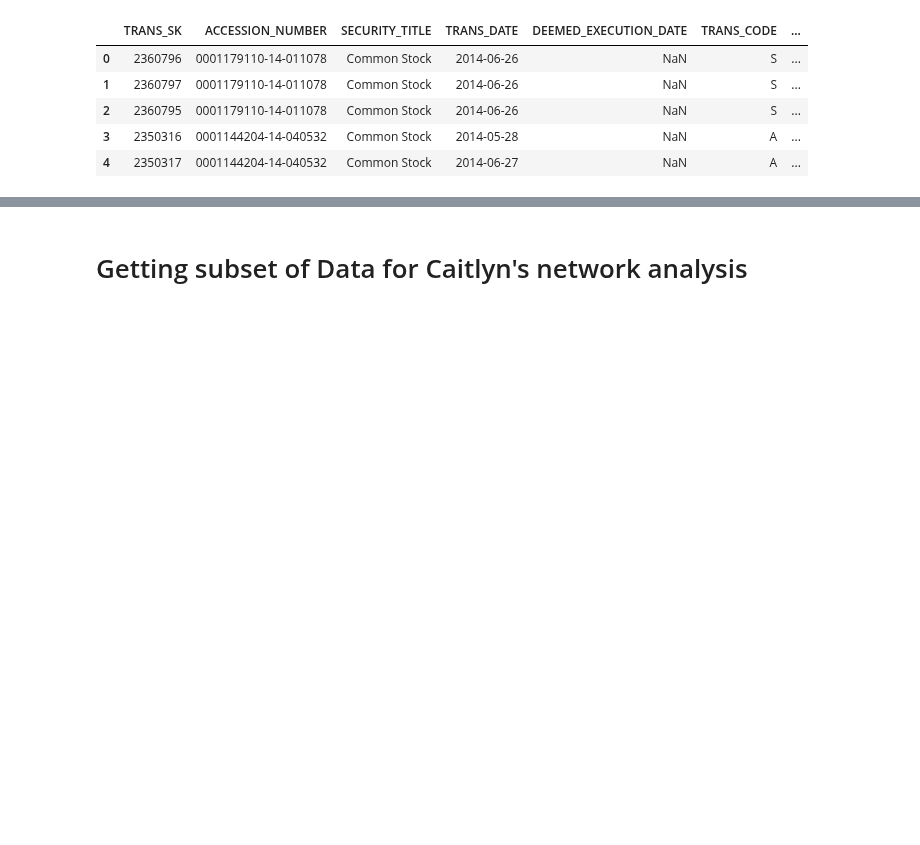
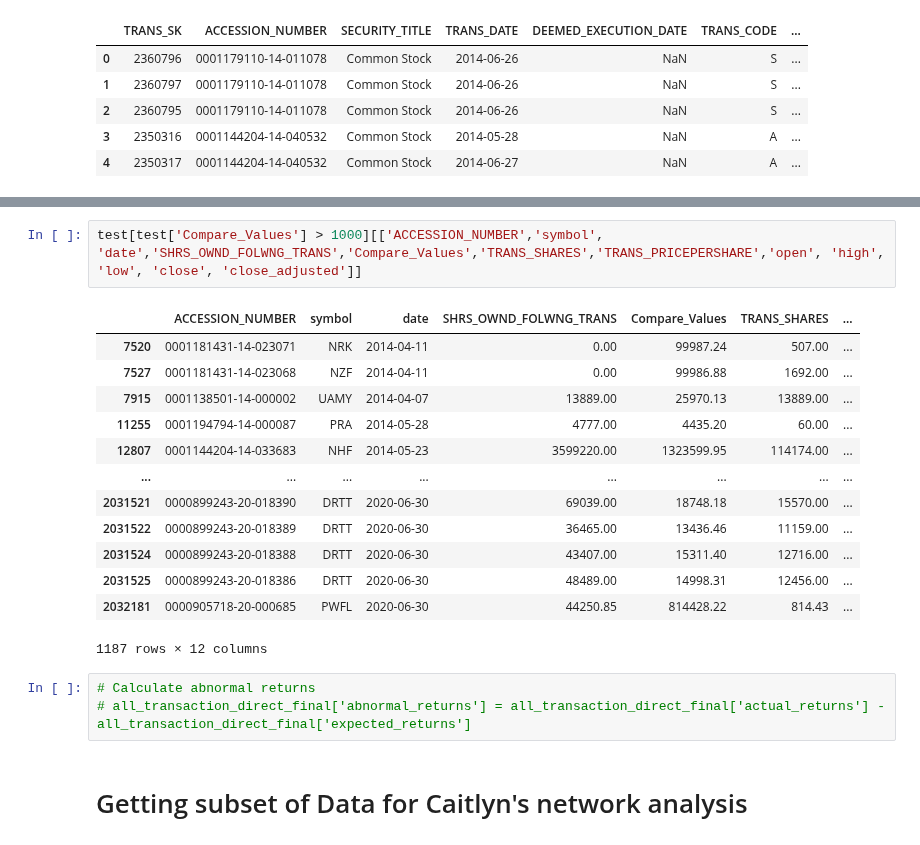
Before and after one commit to Blimperoo/DSA4263-Final-Insider-Trading, a Jupyter notebook: src/data/SEC_and_Litigations_EDA.ipynb, the cells around one changed output, grey strips where cells are left out. Cells and saved outputs as stored; diff of their text form; blank space fills up the shorter version.

```diff
--- a/src/data/SEC_and_Litigations_EDA.ipynb
+++ b/src/data/SEC_and_Litigations_EDA.ipynb
@@ -269,3 +438,22 @@ all_transaction_direct_final[['trans_amt']].describe()
+# %%
+test[test['Compare_Values'] > 1000][['ACCESSION_NUMBER','symbol', 'date','SHRS_OWND_FOLWNG_TRANS','Compare_Values','TRANS_SHARES','TRANS_PRICEPERSHARE','open', 'high', 'low', 'close', 'close_adjusted']]
+# %% [output]
+|  | ACCESSION_NUMBER | symbol | date | SHRS_OWND_FOLWNG_TRANS | Compare_Values | TRANS_SHARES | ... |
+| 7520 | 0001181431-14-023071 | NRK | 2014-04-11 | 0.00 | 99987.24 | 507.00 | ... |
+| 7527 | 0001181431-14-023068 | NZF | 2014-04-11 | 0.00 | 99986.88 | 1692.00 | ... |
+| 7915 | 0001138501-14-000002 | UAMY | 2014-04-07 | 13889.00 | 25970.13 | 13889.00 | ... |
+| 11255 | 0001194794-14-000087 | PRA | 2014-05-28 | 4777.00 | 4435.20 | 60.00 | ... |
+| 12807 | 0001144204-14-033683 | NHF | 2014-05-23 | 3599220.00 | 1323599.95 | 114174.00 | ... |
+| ... | ... | ... | ... | ... | ... | ... | ... |
+| 2031521 | 0000899243-20-018390 | DRTT | 2020-06-30 | 69039.00 | 18748.18 | 15570.00 | ... |
+| 2031522 | 0000899243-20-018389 | DRTT | 2020-06-30 | 36465.00 | 13436.46 | 11159.00 | ... |
+| 2031524 | 0000899243-20-018388 | DRTT | 2020-06-30 | 43407.00 | 15311.40 | 12716.00 | ... |
+| 2031525 | 0000899243-20-018386 | DRTT | 2020-06-30 | 48489.00 | 14998.31 | 12456.00 | ... |
+| 2032181 | 0000905718-20-000685 | PWFL | 2020-06-30 | 44250.85 | 814428.22 | 814.43 | ... |
+1187 rows × 12 columns
+# %%
+# Calculate abnormal returns
+# all_transaction_direct_final['abnormal_returns'] = all_transaction_direct_final['actual_returns'] - all_transaction_direct_final['expected_returns']
 # %% [markdown]
 # Getting subset of Data for Caitlyn's network analysis
 # %%
```
Also changed, not shown: parts of 30 cells of this notebook.
